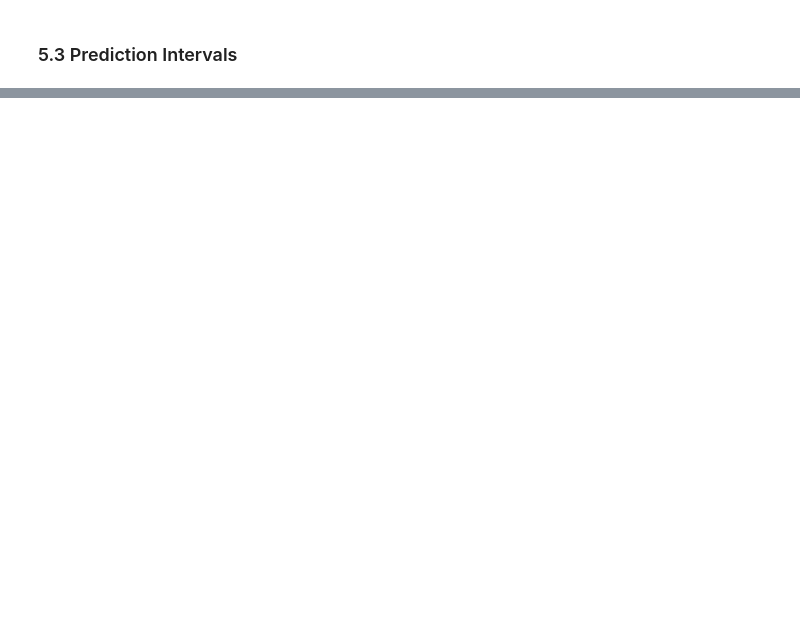
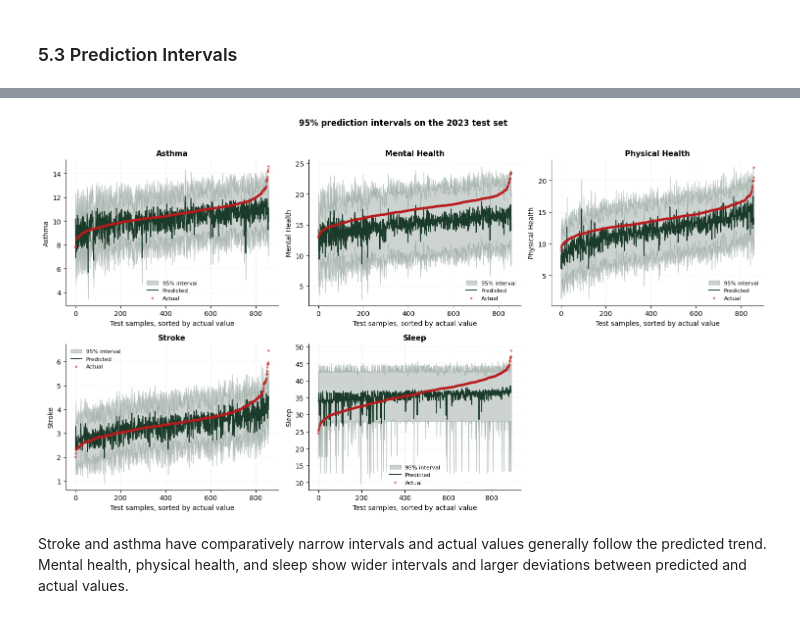
Before and after one commit to hertie-dsa-26/project-krasss, a Jupyter notebook: app/diagnostics.ipynb, the cells around one changed output, grey strips where cells are left out. Saved outputs shown, nothing was run; the diff lists cells and outputs as text; code cells hidden in the pictures; blank space fills up the shorter version.

```diff
--- a/app/diagnostics.ipynb
+++ b/app/diagnostics.ipynb
@@ -490,0 +638,68 @@ plt.show()
+# %%
+fig, axes = plt.subplots(2, 3, figsize=(15, 8), sharey=False)
+axes = axes.flatten()
+
+for ax, (target, r) in zip(axes, results.items()):
+    model, preprocessor = load_model(target)
+    X, y, years = prepare_data(df, target)
+    splitter = Splitter(X.to_numpy(), y, years)
+    _, X_test, _, y_test = splitter.get_test_split()
+    X_test_scaled = preprocessor.transform(X_test)
+
+    y_pred, lower, upper = model.predict_interval(X_test_scaled, confidence=0.95)
+
+    sort_idx = np.argsort(y_test)
+    y_t = y_test[sort_idx]
+    y_p = y_pred[sort_idx]
+    lo = lower[sort_idx]
+    hi = upper[sort_idx]
+    x = np.arange(len(y_t))
+
+    ax.fill_between(
+        x,
+        lo,
+        hi,
+        alpha=0.22,
+        color="#1a3a2a",
+        label="95% interval",
+        zorder=1,
+    )
+    ax.plot(
+        x,
+        y_p,
+        color="#1a3a2a",
+        linewidth=1.4,
+        label="Predicted",
+        zorder=2,
+    )
+    ax.scatter(
+        x,
+        y_t,
+        color="#b91c1c",
+        s=12,
+        alpha=0.55,
+        edgecolors="none",
+        label="Actual",
+        zorder=3,
+    )
+
+    ax.set_xlabel("Test samples, sorted by actual value")
+    ax.set_ylabel(labels[target])
+    ax.set_title(labels[target], fontweight="bold", fontsize=11)
+
+    ax.grid(True, linestyle=":", linewidth=0.7, alpha=0.35)
+    ax.spines["top"].set_visible(False)
+    ax.spines["right"].set_visible(False)
+
+    ax.legend(fontsize=8, frameon=False, loc="best")
+
+for ax in axes[len(results):]:
+    ax.set_visible(False)
+
+plt.suptitle("95% prediction intervals on the 2023 test set", fontweight="bold", y=1.02)
+plt.tight_layout()
+plt.show()
+# %% [output]
+[figure, added]
+# %% [markdown]
+Stroke and asthma have comparatively narrow intervals and actual values generally follow the predicted trend. Mental health, physical health, and sleep show wider intervals and larger deviations between predicted and actual values.
```
Also changed, not shown: parts of 22 cells of this notebook.
